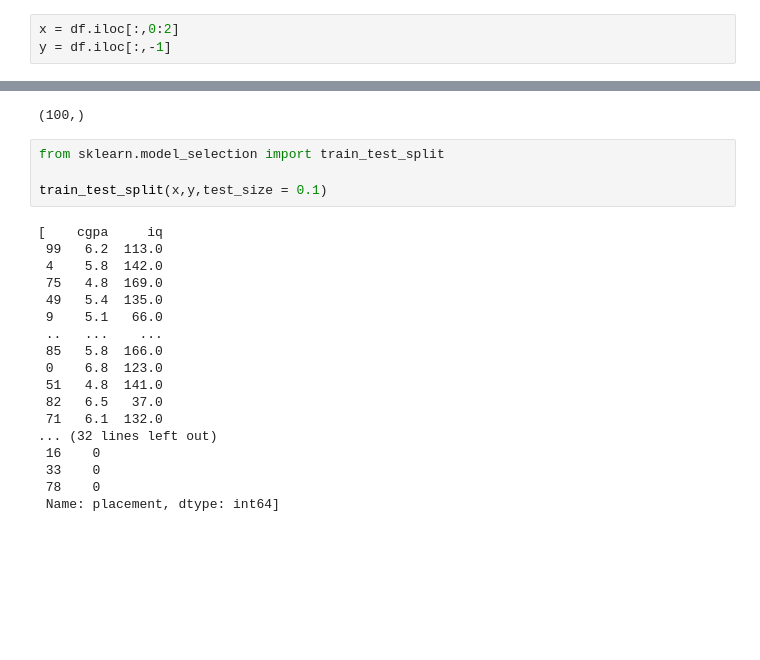
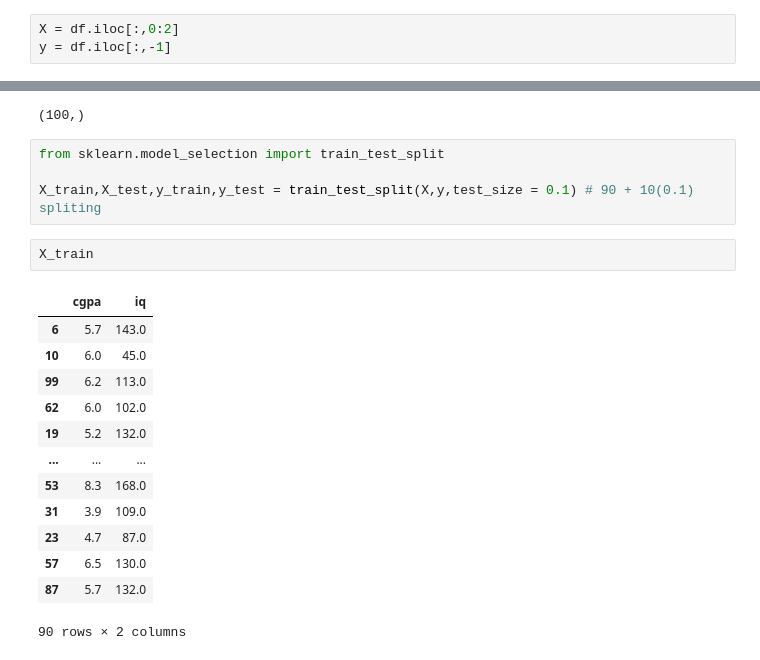
Before and after one commit to SparksFlash/placement-project-logistic-regression, a Jupyter notebook: end_to_end_ml.ipynb, the cells around one changed output, grey strips where cells are left out. Cells and saved outputs as stored; diff of their text form; blank space fills up the shorter version.

Commit message:
train

```diff
--- a/end_to_end_ml.ipynb
+++ b/end_to_end_ml.ipynb
@@ -48,6 +48,6 @@ plt.scatter(df['cgpa'],df['iq'],c = df['placement'])
 <matplotlib.collections.PathCollection at 0x...>
 [figure]
 # %%
-x = df.iloc[:,0:2]
+X = df.iloc[:,0:2]
 y = df.iloc[:,-1]
 # %%
@@ -88,22 +88,20 @@ y.shape
 # %%
 from sklearn.model_selection import train_test_split
 
-train_test_split(x,y,test_size = 0.1)
+X_train,X_test,y_train,y_test = train_test_split(X,y,test_size = 0.1) # 90 + 10(0.1) spliting
-# %% [output]
-[    cgpa     iq
- 99   6.2  113.0
- 4    5.8  142.0
- 75   4.8  169.0
- 49   5.4  135.0
- 9    5.1   66.0
- ..   ...    ...
- 85   5.8  166.0
- 0    6.8  123.0
- 51   4.8  141.0
- 82   6.5   37.0
- 71   6.1  132.0
-... (32 lines left out)
- 16    0
- 33    0
- 78    0
- Name: placement, dtype: int64]
+# %%
+X_train
+# %% [output]
+|  | cgpa | iq |
+| 6 | 5.7 | 143.0 |
+| 10 | 6.0 | 45.0 |
+| 99 | 6.2 | 113.0 |
+| 62 | 6.0 | 102.0 |
+| 19 | 5.2 | 132.0 |
+| ... | ... | ... |
+| 53 | 8.3 | 168.0 |
+| 31 | 3.9 | 109.0 |
+| 23 | 4.7 | 87.0 |
+| 57 | 6.5 | 130.0 |
+| 87 | 5.7 | 132.0 |
+90 rows × 2 columns
```
Also changed, not shown: parts of 11 cells of this notebook.
